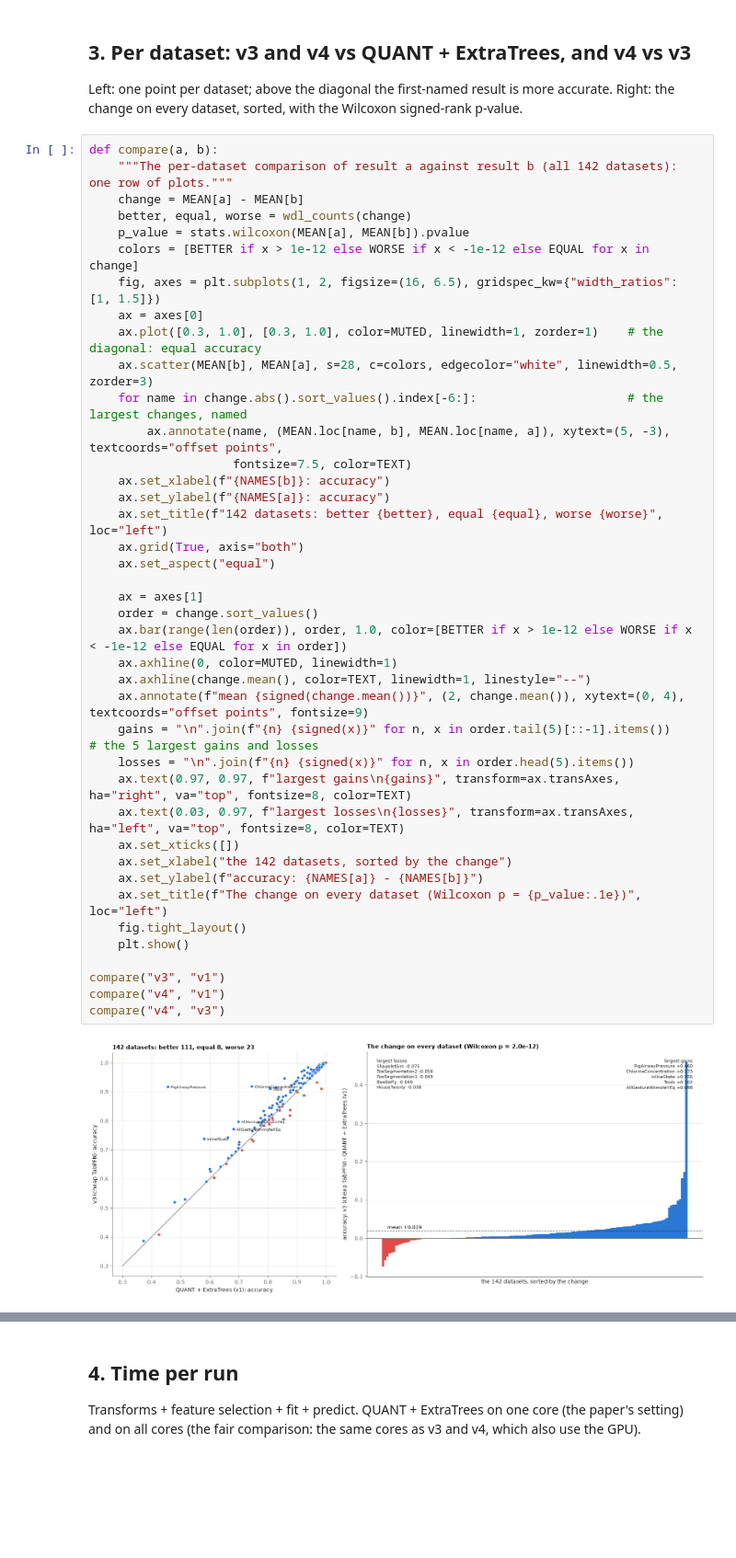
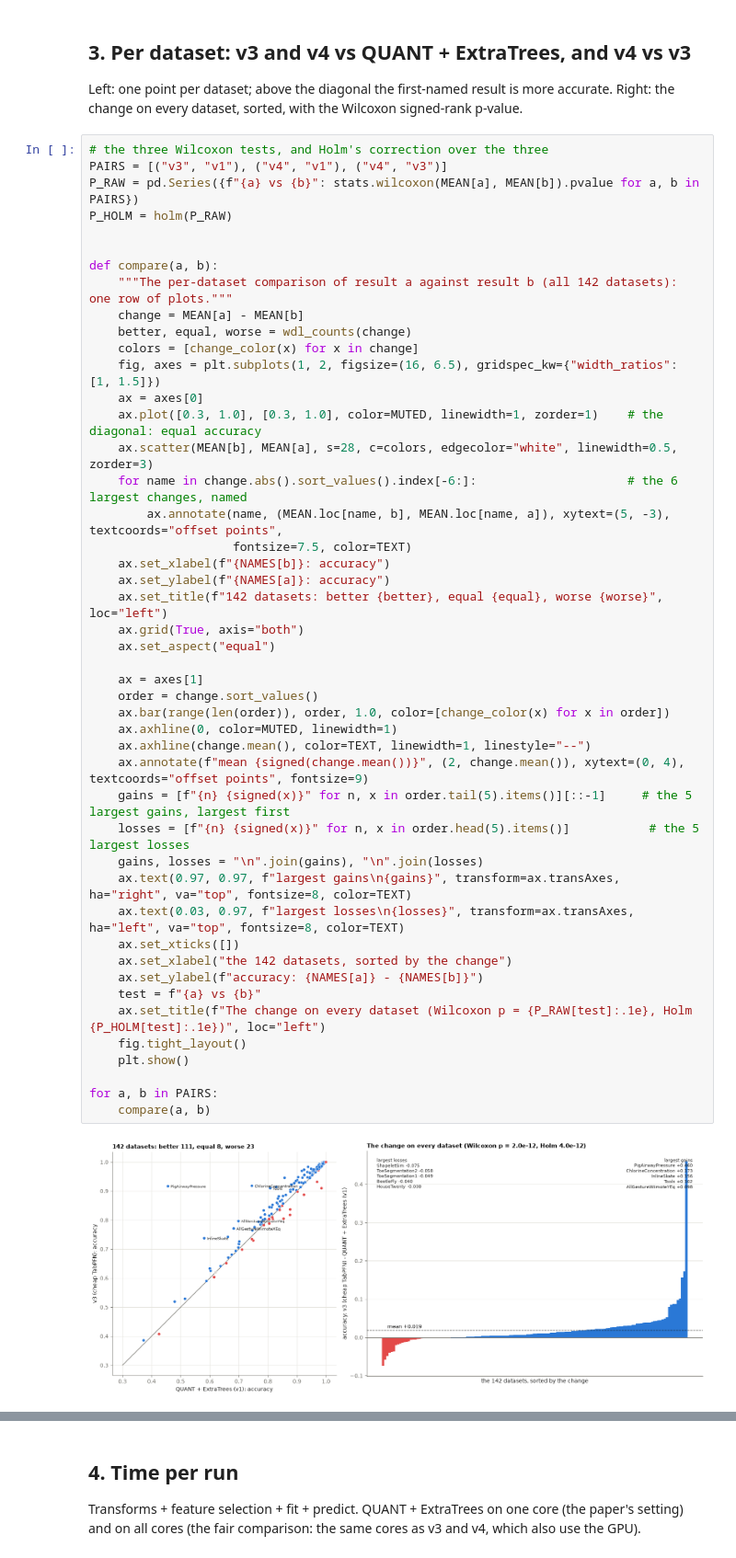
Before and after one commit to Constantin-87/quant-reproduction, a Jupyter notebook: notebooks/05_full-benchmark.ipynb, the cells around one changed output, grey strips where cells are left out. Shown at 92% size. Cells and saved outputs as stored; diff of their text form; blank space fills up the shorter version.

```diff
--- a/notebooks/05_full-benchmark.ipynb
+++ b/notebooks/05_full-benchmark.ipynb
@@ -75,44 +146,50 @@ plt.show()
 Left: one point per dataset; above the diagonal the first-named result is more accurate. Right: the change on every
 dataset, sorted, with the Wilcoxon signed-rank p-value.
 # %%
+# the three Wilcoxon tests, and Holm's correction over the three
+PAIRS = [("v3", "v1"), ("v4", "v1"), ("v4", "v3")]
+P_RAW = pd.Series({f"{a} vs {b}": stats.wilcoxon(MEAN[a], MEAN[b]).pvalue for a, b in PAIRS})
+P_HOLM = holm(P_RAW)
+
+
 def compare(a, b):
     """The per-dataset comparison of result a against result b (all 142 datasets): one row of plots."""
     change = MEAN[a] - MEAN[b]
     better, equal, worse = wdl_counts(change)
-    p_value = stats.wilcoxon(MEAN[a], MEAN[b]).pvalue
-    colors = [BETTER if x > 1e-12 else WORSE if x < -1e-12 else EQUAL for x in change]
+    colors = [change_color(x) for x in change]
     fig, axes = plt.subplots(1, 2, figsize=(16, 6.5), gridspec_kw={"width_ratios": [1, 1.5]})
     ax = axes[0]
     ax.plot([0.3, 1.0], [0.3, 1.0], color=MUTED, linewidth=1, zorder=1)    # the diagonal: equal accuracy
     ax.scatter(MEAN[b], MEAN[a], s=28, c=colors, edgecolor="white", linewidth=0.5, zorder=3)
-    for name in change.abs().sort_values().index[-6:]:                     # the largest changes, named
+    for name in change.abs().sort_values().index[-6:]:                     # the 6 largest changes, named
         ax.annotate(name, (MEAN.loc[name, b], MEAN.loc[name, a]), xytext=(5, -3), textcoords="offset points",
                     fontsize=7.5, color=TEXT)
     ax.set_xlabel(f"{NAMES[b]}: accuracy")
     ax.set_ylabel(f"{NAMES[a]}: accuracy")
     ax.set_title(f"142 datasets: better {better}, equal {equal}, worse {worse}", loc="left")
     ax.grid(True, axis="both")
     ax.set_aspect("equal")
 
     ax = axes[1]
     order = change.sort_values()
-    ax.bar(range(len(order)), order, 1.0, color=[BETTER if x > 1e-12 else WORSE if x < -1e-12 else EQUAL for x in order])
+    ax.bar(range(len(order)), order, 1.0, color=[change_color(x) for x in order])
     ax.axhline(0, color=MUTED, linewidth=1)
     ax.axhline(change.mean(), color=TEXT, linewidth=1, linestyle="--")
     ax.annotate(f"mean {signed(change.mean())}", (2, change.mean()), xytext=(0, 4), textcoords="offset points", fontsize=9)
-    gains = "\n".join(f"{n} {signed(x)}" for n, x in order.tail(5)[::-1].items())      # the 5 largest gains and losses
-    losses = "\n".join(f"{n} {signed(x)}" for n, x in order.head(5).items())
+    gains = [f"{n} {signed(x)}" for n, x in order.tail(5).items()][::-1]     # the 5 largest gains, largest first
+    losses = [f"{n} {signed(x)}" for n, x in order.head(5).items()]           # the 5 largest losses
+    gains, losses = "\n".join(gains), "\n".join(losses)
     ax.text(0.97, 0.97, f"largest gains\n{gains}", transform=ax.transAxes, ha="right", va="top", fontsize=8, color=TEXT)
     ax.text(0.03, 0.97, f"largest losses\n{losses}", transform=ax.transAxes, ha="left", va="top", fontsize=8, color=TEXT)
     ax.set_xticks([])
     ax.set_xlabel("the 142 datasets, sorted by the change")
     ax.set_ylabel(f"accuracy: {NAMES[a]} - {NAMES[b]}")
-    ax.set_title(f"The change on every dataset (Wilcoxon p = {p_value:.1e})", loc="left")
+    test = f"{a} vs {b}"
+    ax.set_title(f"The change on every dataset (Wilcoxon p = {P_RAW[test]:.1e}, Holm {P_HOLM[test]:.1e})", loc="left")
     fig.tight_layout()
     plt.show()
 
-compare("v3", "v1")
-compare("v4", "v1")
-compare("v4", "v3")
+for a, b in PAIRS:
+    compare(a, b)
 # %% [output]
-[figure, old version]
+[figure, new version]
```
Also changed, not shown: parts of 30 cells of this notebook, 46 other files.
